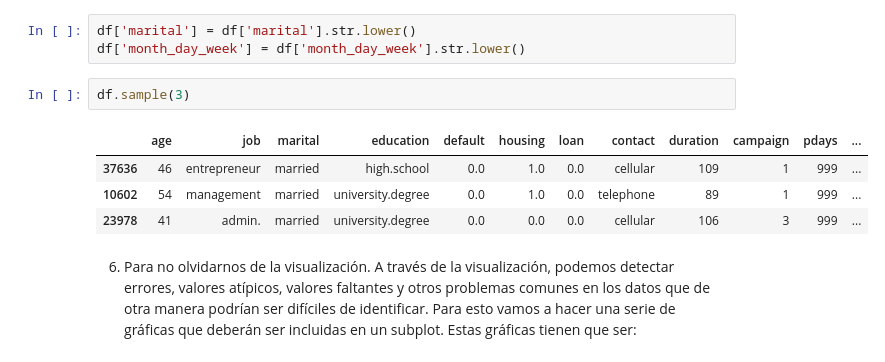
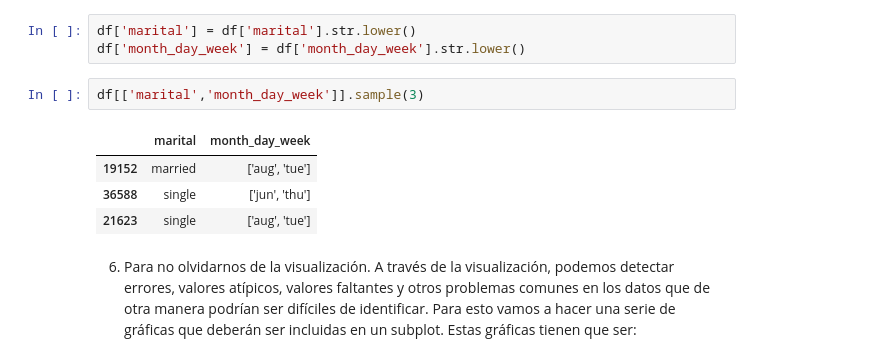
Before and after one commit to anane3373/promoE_modulo2_sprint2_pairprogramming_AnaGuardiayAndreaCabrera, a Jupyter notebook: limpieza_pair/limpieza1_16_8.ipynb, the cells around one changed output. Saved outputs shown, nothing was run; the diff lists cells and outputs as text.

```diff
--- a/limpieza_pair/limpieza1_16_8.ipynb
+++ b/limpieza_pair/limpieza1_16_8.ipynb
@@ -234,12 +211,12 @@ dtype: object
 df['marital'] = df['marital'].str.lower()
 df['month_day_week'] = df['month_day_week'].str.lower()
 # %%
-df.sample(3)
+df[['marital','month_day_week']].sample(3)
 # %% [output]
-|  | age | job | marital | education | default | housing | loan | contact | duration | campaign | pdays | ... |
-| 37636 | 46 | entrepreneur | married | high.school | 0.0 | 1.0 | 0.0 | cellular | 109 | 1 | 999 | ... |
-| 10602 | 54 | management | married | university.degree | 0.0 | 1.0 | 0.0 | telephone | 89 | 1 | 999 | ... |
-| 23978 | 41 | admin. | married | university.degree | 0.0 | 0.0 | 0.0 | cellular | 106 | 3 | 999 | ... |
+|  | marital | month_day_week |
+| 19152 | married | ['aug', 'tue'] |
+| 36588 | single | ['jun', 'thu'] |
+| 21623 | single | ['aug', 'tue'] |
 # %% [markdown]
 6. Para no olvidarnos de la visualización. A través de la visualización, podemos detectar errores, valores atípicos, valores faltantes y otros problemas comunes en los datos que de otra manera podrían ser difíciles de identificar. Para esto vamos a hacer una serie de gráficas que deberán ser incluidas en un subplot. Estas gráficas tienen que ser:
 # %% [markdown]
```
Also changed, not shown: parts of 20 cells of this notebook, 2 other files.
